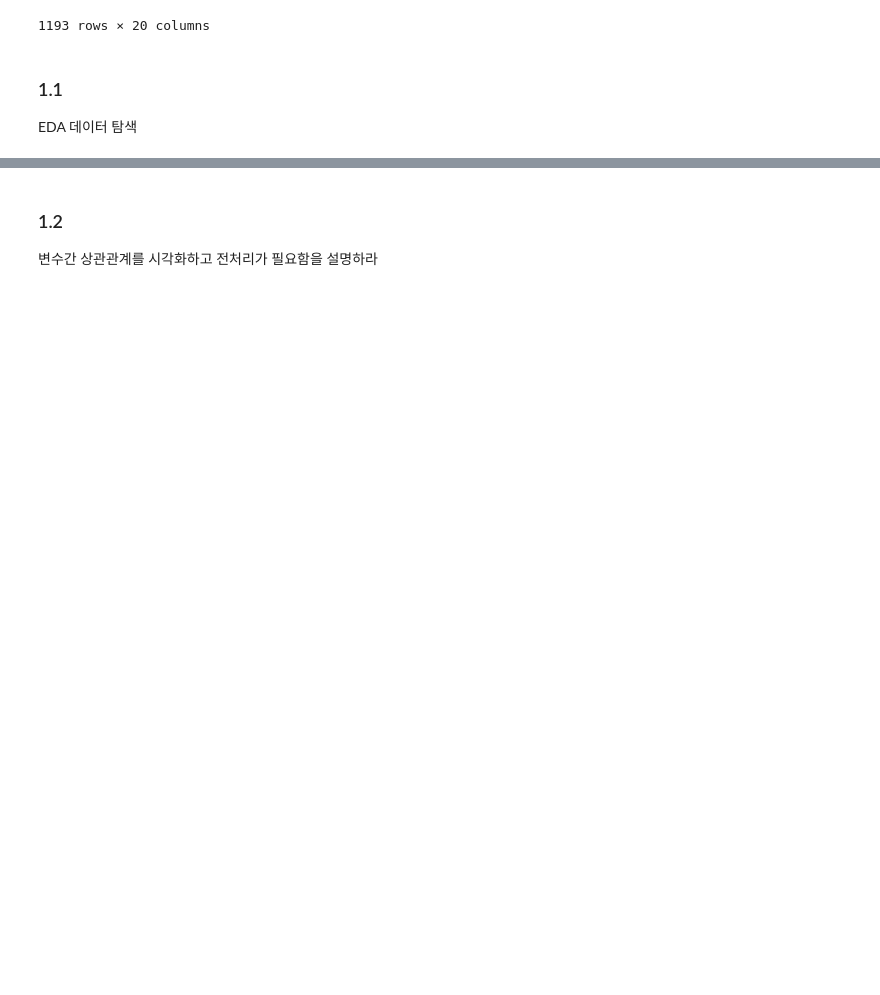
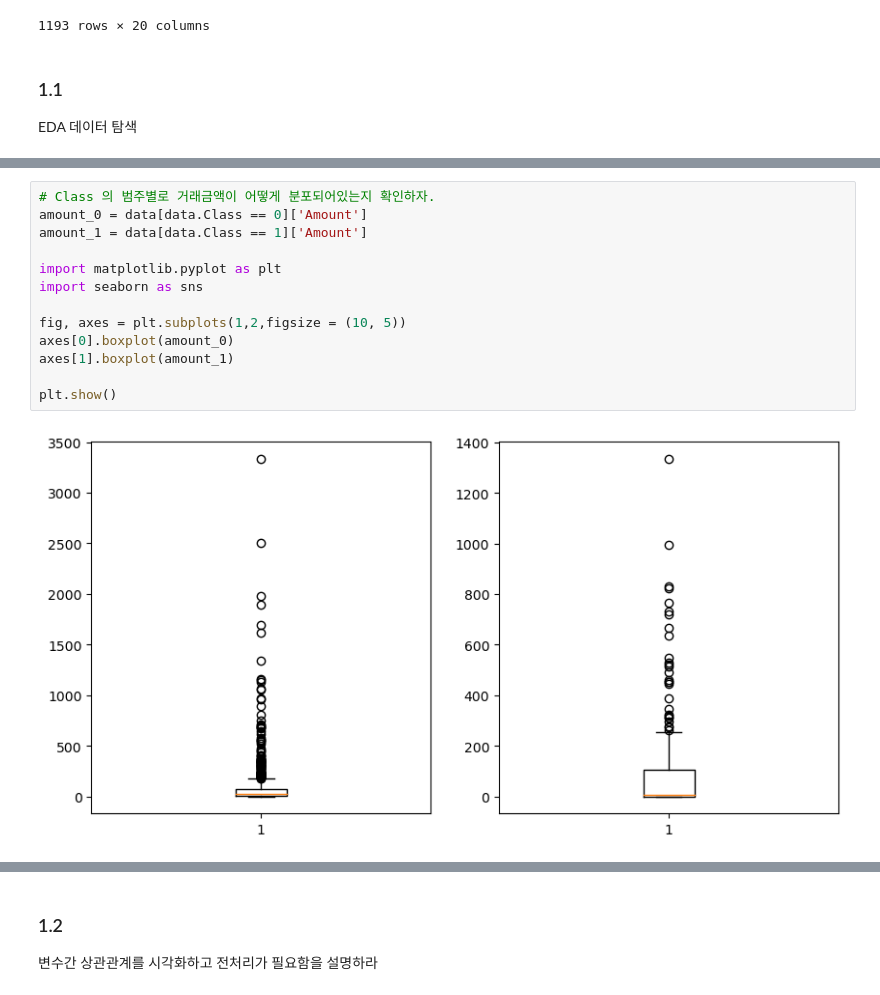
Before and after one commit to Junoflows/ADP, a Jupyter notebook: 문제/ADP_27회_기출.ipynb, the cells around one changed output, grey strips where cells are left out. Cells and saved outputs as stored; diff of their text form; blank space fills up the shorter version.

```diff
--- a/문제/ADP_27회_기출.ipynb
+++ b/문제/ADP_27회_기출.ipynb
@@ -24,0 +66,15 @@ EDA 데이터 탐색
+# %%
+# Class 의 범주별로 거래금액이 어떻게 분포되어있는지 확인하자.
+amount_0 = data[data.Class == 0]['Amount']
+amount_1 = data[data.Class == 1]['Amount']
+
+import matplotlib.pyplot as plt
+import seaborn as sns
+
+fig, axes = plt.subplots(1,2,figsize = (10, 5))
+axes[0].boxplot(amount_0)
+axes[1].boxplot(amount_1)
+
+plt.show()
+# %% [output]
+[figure, added]
```
Also changed, not shown: parts of 61 cells of this notebook, 1 other file.
